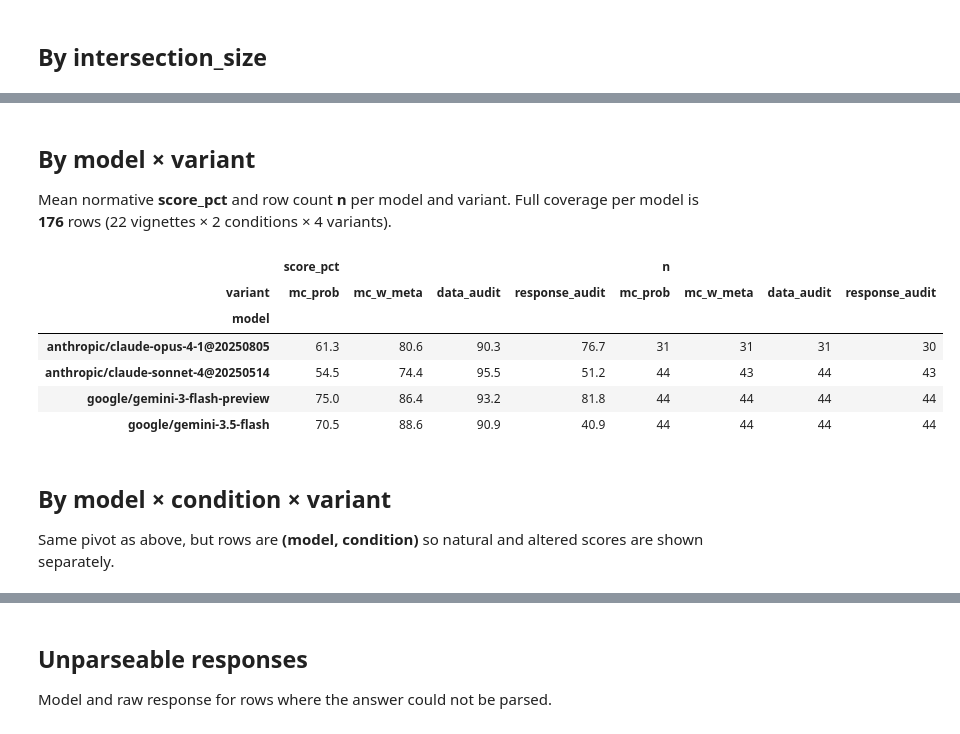
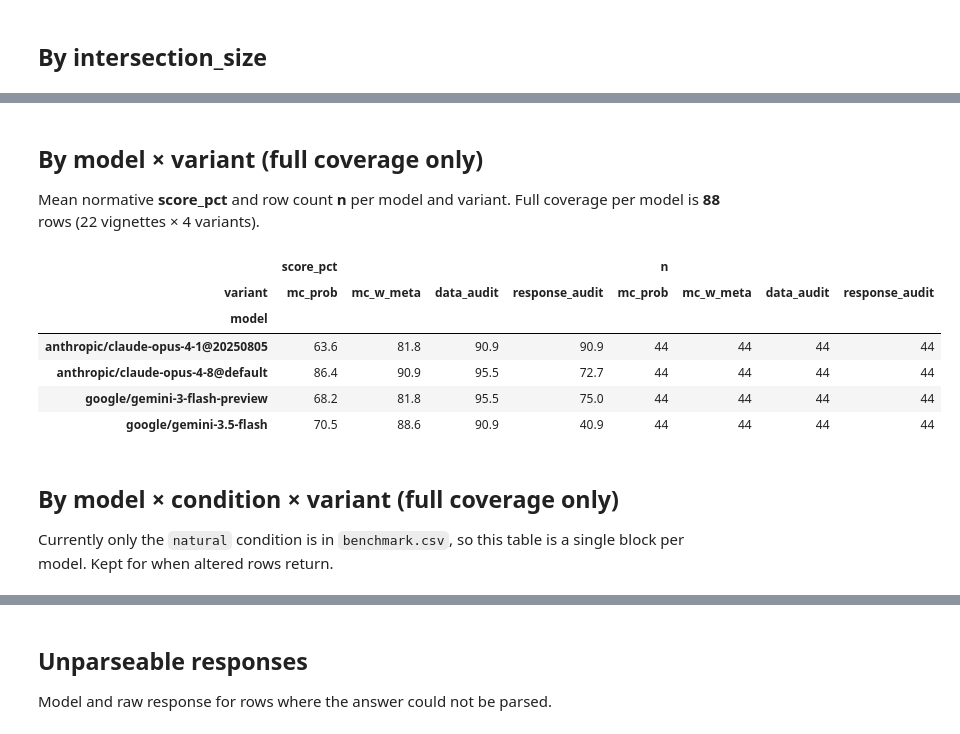
Before and after one commit to FrancisGanong-N/sceptical_llms, a Jupyter notebook: benchmark/simple-results.ipynb, the cells around one changed output, grey strips where cells are left out. Saved outputs shown, nothing was run; the diff lists cells and outputs as text; code cells hidden in the pictures.

```diff
--- a/benchmark/simple-results.ipynb
+++ b/benchmark/simple-results.ipynb
@@ -107,10 +107,22 @@ else:
 df["score_true"] = df["score_value"].astype(bool)
 
 VARIANT_ORDER = ["mc_prob", "mc_w_meta", "data_audit", "response_audit"]
-CONDITION_ORDER = ["natural", "altered"]
+CONDITION_ORDER = ["natural"]
 INTERSECTION_SIZE_ORDER = ["0", "small", "medium", "large"]
-PROBLEM_TYPE_ORDER = ["well_posed", "altered"]
+PROBLEM_TYPE_ORDER = ["well_posed"]
 SCEPTICISM_REQUIRED_ORDER = ["false", "true"]
+
+EXPECTED_ROWS_PER_MODEL = len(pd.read_csv(BENCHMARK_CSV))
+_rows_per_model = df.groupby("model", observed=True).size()
+FULL_MODELS = sorted(
+    model for model, count in _rows_per_model.items() if count == EXPECTED_ROWS_PER_MODEL
+)
+PARTIAL_MODELS = sorted(
+    model for model, count in _rows_per_model.items() if count != EXPECTED_ROWS_PER_MODEL
+)
+FULL_MODEL_ORDER = FULL_MODELS
+df_full = df.loc[df["model"].isin(FULL_MODELS)].copy()
+ROWS_PER_VIGNETTE_PER_MODEL = len(VARIANT_ORDER)
 
 print("Source:", data_source)
 print("Rows:", len(df))
@@ -132,6 +144,13 @@ if not LOAD_FROM_KAGGLE and n_empty_loaded:
         "scripts/export_simple_rate_kaggle_results.py"
     )
 print("Models:", sorted(df["model"].unique()))
+print("Full-coverage models:", FULL_MODELS)
+if PARTIAL_MODELS:
+    print(
+        "Excluded partial runs:",
+        {model: int(_rows_per_model[model]) for model in PARTIAL_MODELS},
+        f"(expected {EXPECTED_ROWS_PER_MODEL} rows each)",
+    )
 print("Vignettes:", df["vignette_name"].nunique())
 print(
     "Normative pass:",
@@ -424,33 +749,37 @@ score_summary_table(
 # %% [markdown]
-## By model × variant
+## By model × variant (full coverage only)
 
-Mean normative **score_pct** and row count **n** per model and variant. Full coverage per model is **176** rows (22 vignettes × 2 conditions × 4 variants).
+Mean normative **score_pct** and row count **n** per model and variant. Full coverage per model is **88** rows (22 vignettes × 4 variants).
 # %%
 def model_variant_score_table() -> pd.DataFrame:
     """Pivot: rows=model, columns=(metric, variant) with score_pct and n."""
-    grouped = df.groupby(["model", "variant"], observed=True)["score_value"]
+    grouped = df_full.groupby(["model", "variant"], observed=True)["score_value"]
     flat = grouped.agg(
         n="size",
         score_pct=lambda values: round(values.mean() * 100, 1),
     )
     score_pct = flat["score_pct"].unstack("variant").reindex(columns=VARIANT_ORDER)
     counts = flat["n"].unstack("variant").reindex(columns=VARIANT_ORDER)
-    return pd.concat({"score_pct": score_pct, "n": counts}, axis=1).sort_index()
+    return (
+        pd.concat({"score_pct": score_pct, "n": counts}, axis=1)
+        .reindex(FULL_MODEL_ORDER)
+        .sort_index()
+    )
 
 
 model_variant_score_table()
 # %% [output]
 |  | score_pct |  |  |  | n |  |  |  |
 | variant | mc_prob | mc_w_meta | data_audit | response_audit | mc_prob | mc_w_meta | data_audit | response_audit |
 | model |  |  |  |  |  |  |  |  |
-| anthropic/claude-opus-4-1@20250805 | 61.3 | 80.6 | 90.3 | 76.7 | 31 | 31 | 31 | 30 |
-| anthropic/claude-sonnet-4@20250514 | 54.5 | 74.4 | 95.5 | 51.2 | 44 | 43 | 44 | 43 |
-| google/gemini-3-flash-preview | 75.0 | 86.4 | 93.2 | 81.8 | 44 | 44 | 44 | 44 |
+| anthropic/claude-opus-4-1@20250805 | 63.6 | 81.8 | 90.9 | 90.9 | 44 | 44 | 44 | 44 |
+| anthropic/claude-opus-4-8@default | 86.4 | 90.9 | 95.5 | 72.7 | 44 | 44 | 44 | 44 |
+| google/gemini-3-flash-preview | 68.2 | 81.8 | 95.5 | 75.0 | 44 | 44 | 44 | 44 |
 | google/gemini-3.5-flash | 70.5 | 88.6 | 90.9 | 40.9 | 44 | 44 | 44 | 44 |
 # %% [markdown]
-## By model × condition × variant
+## By model × condition × variant (full coverage only)
 
-Same pivot as above, but rows are **(model, condition)** so natural and altered scores are shown separately.
+Currently only the `natural` condition is in `benchmark.csv`, so this table is a single block per model. Kept for when altered rows return.
 # %%
 def model_condition_variant_score_table() -> pd.DataFrame:
     """Pivot: rows=(model, condition), columns=(metric, variant) with score_pct and n."""
```
Also changed, not shown: parts of 30 cells of this notebook, 10 other files.
